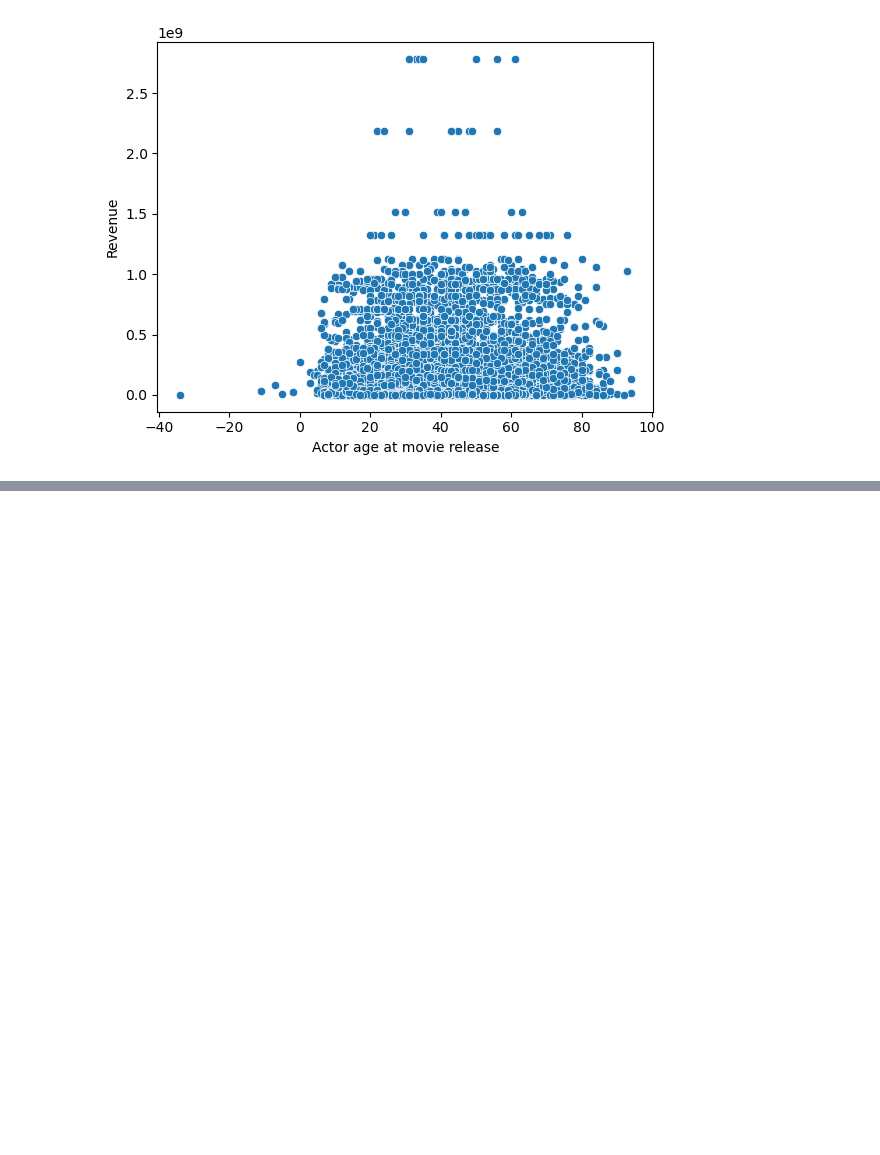
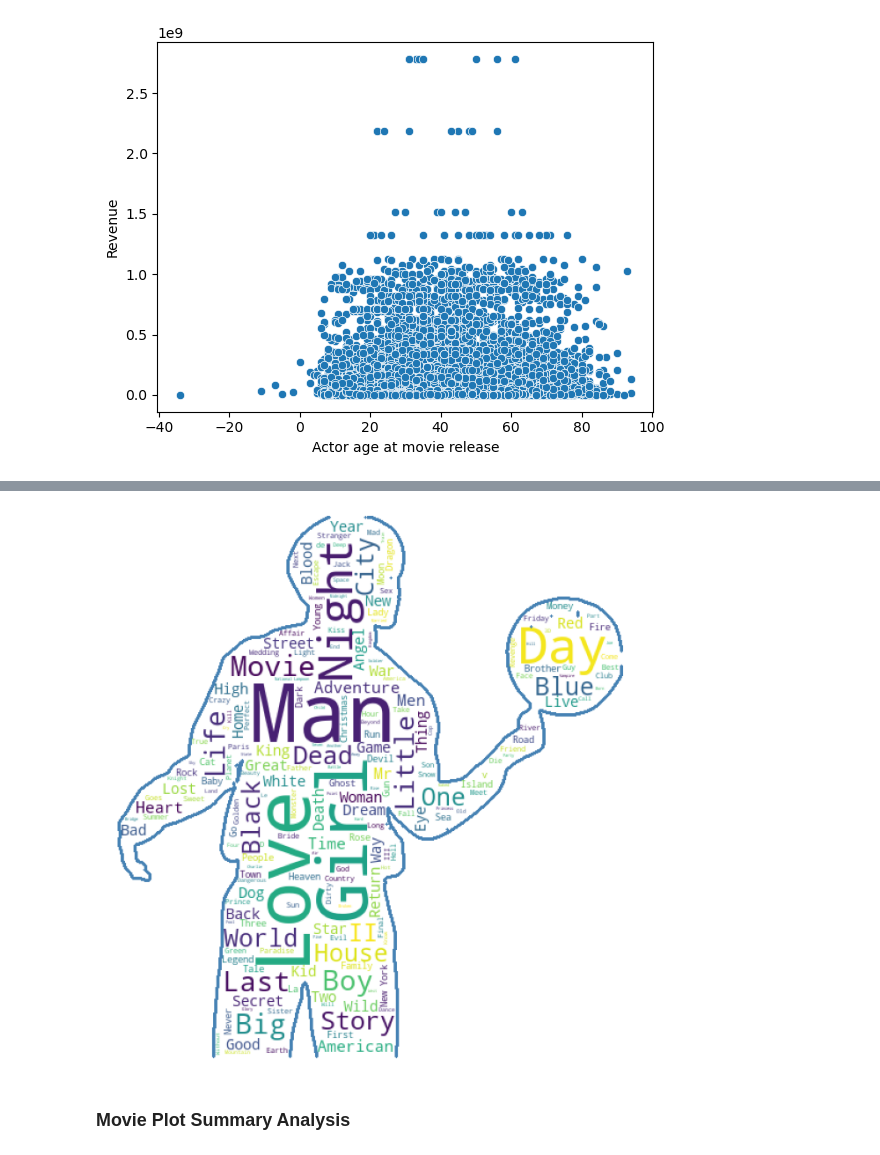
Before and after one commit to epfl-ada/ada-2022-project-datakungfu, a Jupyter notebook: pipeline.ipynb, the cells around one changed output, grey strips where cells are left out. Saved outputs shown, nothing was run; the diff lists cells and outputs as text; code cells hidden in the pictures; blank space fills up the shorter version.

```diff
--- a/pipeline.ipynb
+++ b/pipeline.ipynb
@@ -168,0 +199,12 @@ df_movie
+# %%
+stopWords = set(stopwords.words('english'))
+
+data_summaries = []
+for i,v in small_sample_summary.iterrows():
+    sentence =[]
+    line = re.sub(r"[{}]+".format(punctuation)," ",v[1])
+    words = word_tokenize(line)
+    for w in words:
+        if w not in stopWords and w.lower() not in stopWords:
+            sentence.append(w)
+    data_summaries.append(sentence)
@@ -311,0 +365,3 @@ sns.scatterplot(data=df_actor_movie, x="Actor age at movie release", y="Revenue"
+# %%
+movie_name = df_movie["Name"].astype('str')
+movie_name
@@ -311,0 +381,34 @@ sns.scatterplot(data=df_actor_movie, x="Actor age at movie release", y="Revenue"
+# %%
+def transform_mask(imagename):
+    mask = np.array(Image.open(f"./images/{imagename}.png"))
+    mask = mask[:,:,0] # transform 3d image to 2d for easier visualization
+
+    def transform_format(val):
+        if val.any()== 0:
+            return 255
+        else:
+            return val
+
+    # Transform your mask into a new one that will work with the function
+    transformed_mask = np.ndarray((mask.shape[0],mask.shape[1]), np.int32)
+
+    for i in range(len(mask)):
+        transformed_mask[i] = list(map(transform_format,mask[i]))
+
+    return transformed_mask
+# %%
+title_corpus = ' '.join(movie_name)
+mask = np.array(Image.open("./images/background1.png"))
+mask_trans = mask[:, :, 0]
+mask_trans = transform_mask("background1")
+title_wordcloud = WordCloud(stopwords=STOPWORDS, background_color='white', height=800, width=600, mask = mask_trans, contour_width = 3,\
+    contour_color = 'steelblue').generate(title_corpus)
+title_wordcloud.to_file("./images/movie_title.png")
+plt.figure(figsize=(16,8))
+plt.imshow(title_wordcloud)
+plt.axis('off')
+plt.show()
+# %% [output]
+[figure, added]
+# %% [markdown]
+### Movie Plot Summary Analysis
```
Also changed, not shown: parts of 10 cells of this notebook, 10 other files.
